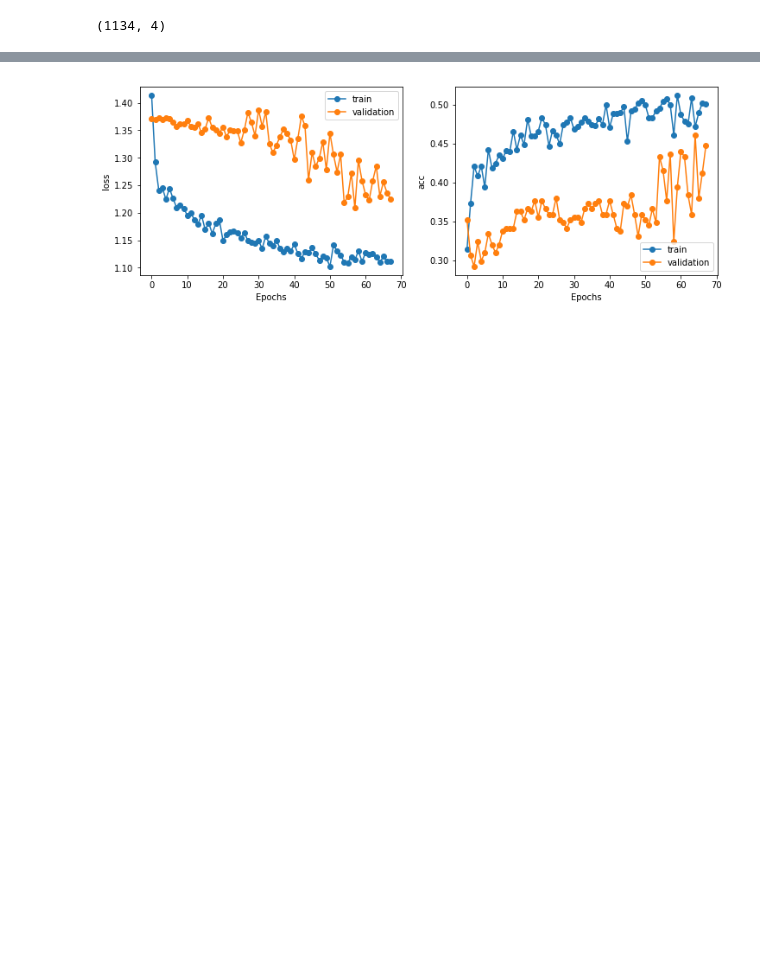
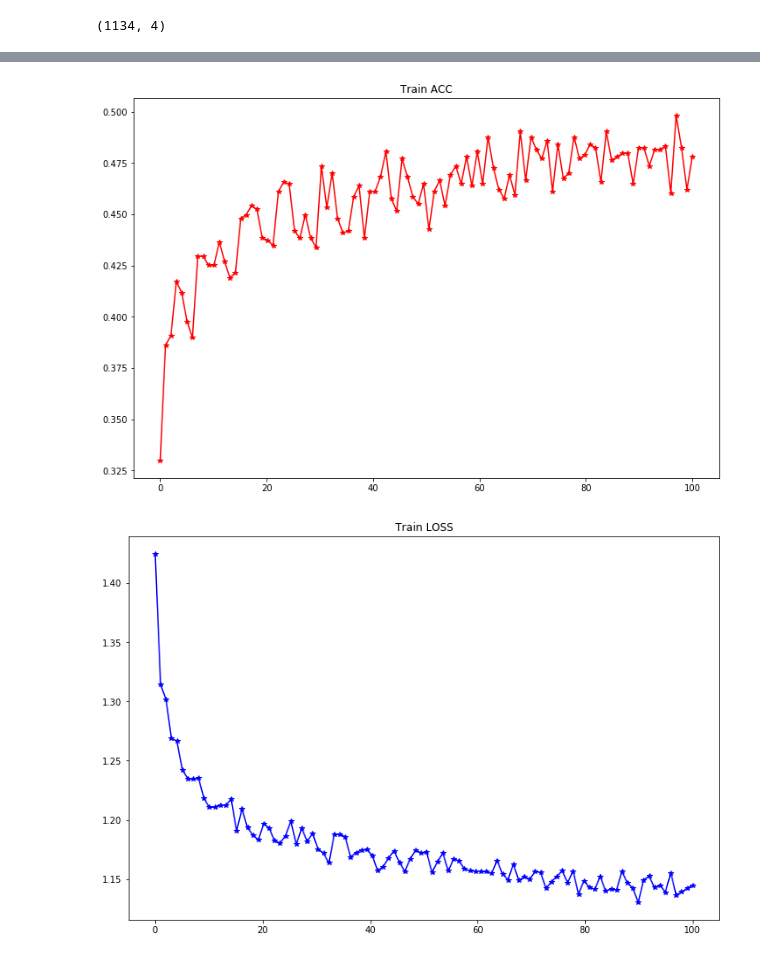
Before and after one commit to ZXPAY/EEG_Emotion_Classification, a Jupyter notebook: NewTraining.ipynb, the cells around one changed output, grey strips where cells are left out. Saved outputs shown, nothing was run; the diff lists cells and outputs as text; code cells hidden in the pictures; blank space fills up the shorter version.

```diff
--- a/NewTraining.ipynb
+++ b/NewTraining.ipynb
@@ -464,11 +353,14 @@ earlyStopping=EarlyStopping(monitor='val_loss', patience=10) #patience:number of
 # %%
+from keras.callbacks import EarlyStopping
+#patience:number of epochs with no improvement after which training will be stopped.
+#earlyStopping=EarlyStopping(monitor='val_loss', patience=15)
 from keras.models import Sequential
 from keras.layers import Dense, Activation, Dropout, BatchNormalization
 model = Sequential()
-model.add(Dense(256, input_dim=4, kernel_initializer='normal'))
+model.add(Dense(128, input_dim=4, kernel_initializer='normal'))
 model.add(BatchNormalization())
 model.add(Activation('relu'))
-#model.add(Dropout(0.2))
+model.add(Dropout(0.4))
 model.add(Dense(32, kernel_initializer='normal'))
 model.add(BatchNormalization())
 model.add(Activation('relu'))
@@ -477,6 +369,6 @@ model.add(Activation('softmax'))
 # %%
 model.compile(optimizer='rmsprop',
               loss='categorical_crossentropy',
-              metrics=['accuracy'])
-history = model.fit(train_X, train_y, epochs=200, batch_size=100, validation_split=0.25, verbose=1, callbacks=[earlyStopping])
+              metrics=['acc'])
+history = model.fit(train_X, train_y, epochs=100, batch_size=100, verbose=1,)
 # %% [output]
@@ -505,0 +392,16 @@ score
+# %%
+score = model.evaluate(test_X, test_y, batch_size=150)
+print(score)
+y_acc = history.history['acc']
+x_acc = np.linspace(0, len(y_acc), len(y_acc))
+plt.figure(figsize=(12,8))
+plt.title('Train ACC')
+plt.plot(x_acc, y_acc, 'r*-')
+plt.show()
+y_loss = history.history['loss']
+x_loss = np.linspace(0, len(y_loss), len(y_loss))
+plt.figure(figsize=(12,8))
+plt.title('Train LOSS')
+plt.plot(x_loss, y_loss,'b*-')
+plt.show()
+# %% [output]
@@ -506,11 +410,12 @@ score
+[figure, added]
+[figure, added]
 # %%
-plt.figure(figsize=(12,4))
-plt.subplot(1,2,1)
-plot_train_history(history, 'loss','val_loss')
-plt.subplot(1,2,2)
-plot_train_history(history, 'acc','val_acc')
+### Early stop Validation
+# plt.figure(figsize=(12,4))
+# plt.subplot(1,2,1)
+# plot_train_history(history, 'loss','val_loss')
+# plt.subplot(1,2,2)
+# plot_train_history(history, 'acc','val_acc')
-# %% [output]
-[figure, removed]
 # %%
 model.predict(test_X)
 # %% [output]
```
Also changed, not shown: parts of 32 cells of this notebook, 42 other files.
